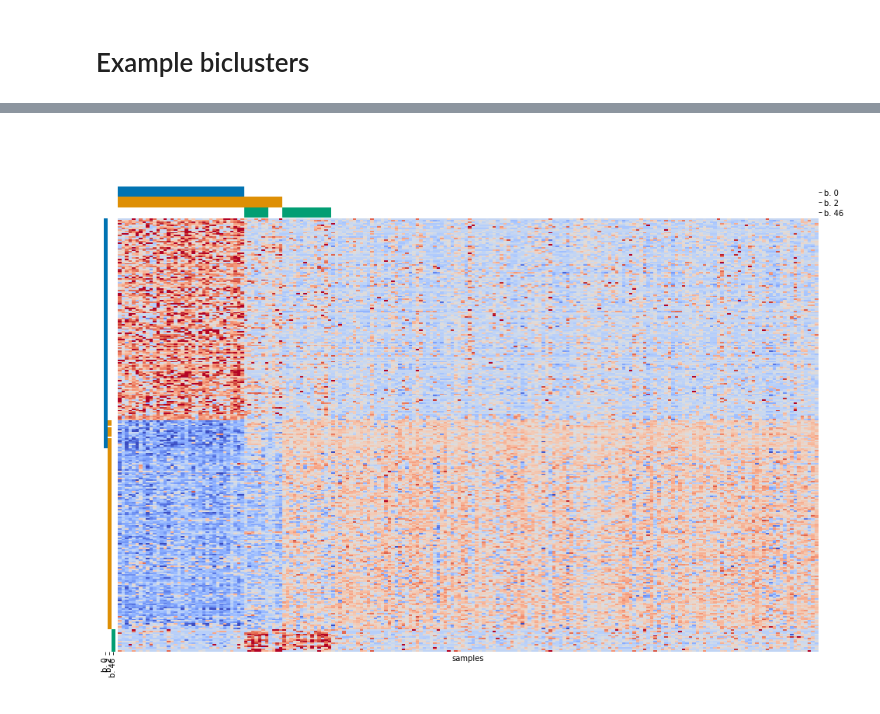
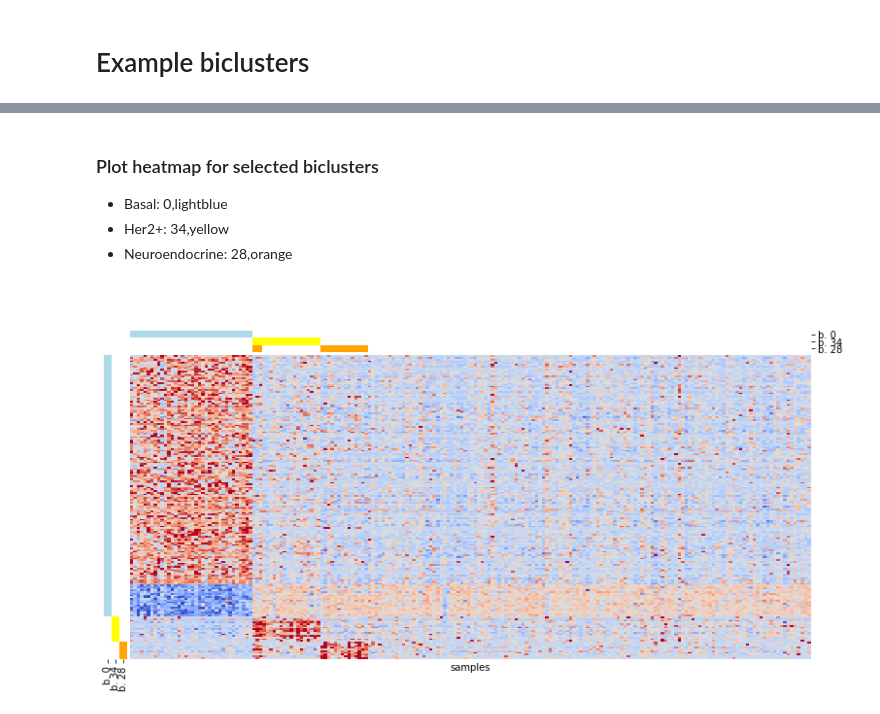
Before and after one commit to ozolotareva/unpast_paper, a Jupyter notebook: UnPaSt_example.ipynb, the cells around one changed output, grey strips where cells are left out. Drawn from its saved outputs; the diff is of its cells as text; code cells hidden in the pictures.

Commit message:
fixed prepare_input_matrix() and updated consensus biclustering function and examples

```diff
--- a/UnPaSt_example.ipynb
+++ b/UnPaSt_example.ipynb
@@ -37,11 +37,12 @@ for seed in seeds:
     # find and save biclusters
     results = run(exprs_file, basename,
                           out_dir=out_dir,
-                          save=True, load=True,
+                          save=True, load=False,
                           # optional: show distributions of listed features after binarization
                           # show_fits = ["SEZ6","SYP","ESR1","ERBB2","FOXA1","PTH2R"],
                           seed = seed,
                           verbose = True)
+    # make bicluster ids unique: 'seed=<seed>_<bicluster id>'
     results.index = ["seed="+str(seed)+"_"+str(x) for x in results.index.values ]
     biclusters.append(results)
 # %% [output]
@@ -202,17 +203,26 @@ from utils.method import zscore
+# %% [markdown]
+### Plot heatmap for selected biclusters
+* Basal: 0,lightblue
+* Her2+: 34,yellow
+* Neuroendocrine: 28,orange
 # %%
-i = [0,,46]
+from utils.figs import draw_heatmap2
+from utils.method import zscore
+#  Basal: 0,lightblue; Her2+: 34,yellow; Neuroendocrine: 28,orange
+i = [0,34,28]
 b = consensus_biclusters.loc[i,:]
 
 
 tmp = draw_heatmap2(exprs_z ,b,
-              bicluster_colors="auto",#["magenta","orange","darkgreen","lightgreen"],
-              figsize = (15,10),
+              bicluster_colors=["lightblue","yellow","orange"], # "auto",
+              figsize = (12,6),
               dendrogram_ratio=(0.1,0.1),
+              colors_ratio=(0.02/12*6, 0.02),
               bic_prefix = "b. ",
               no_legend=True,no_cbar=True,
               col_labels = False,
               row_labels = False,
                 no_row_colors = False,cluster_rows=False
              )
 # %% [output]
-[figure, old version]
+[figure, new version]
```
Also changed, not shown: parts of 12 cells of this notebook, 2 other files.
